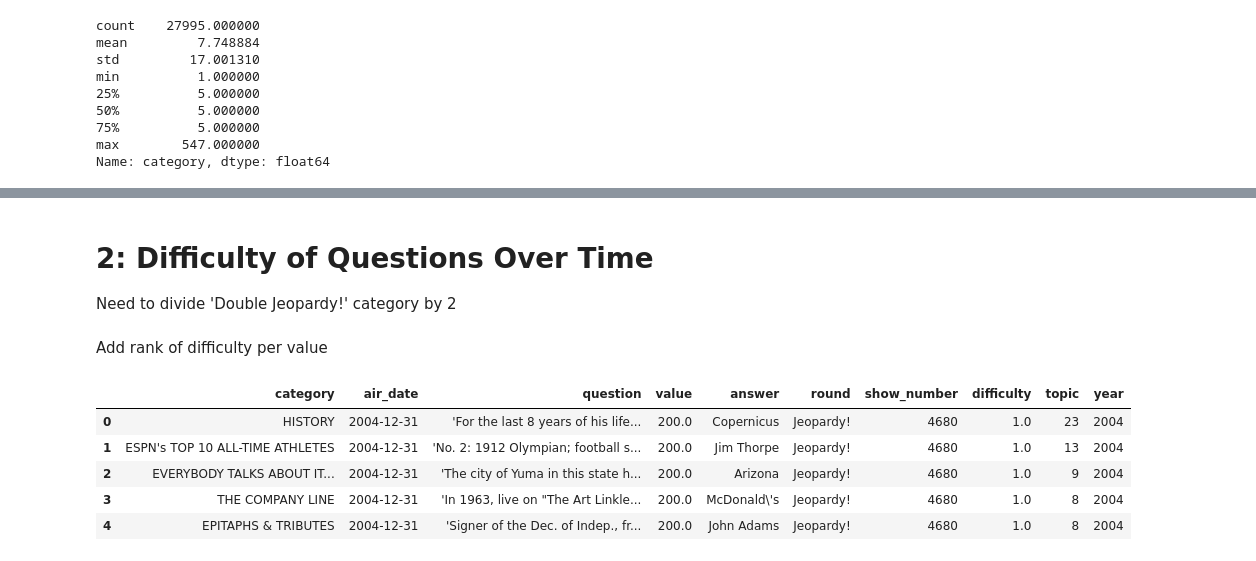
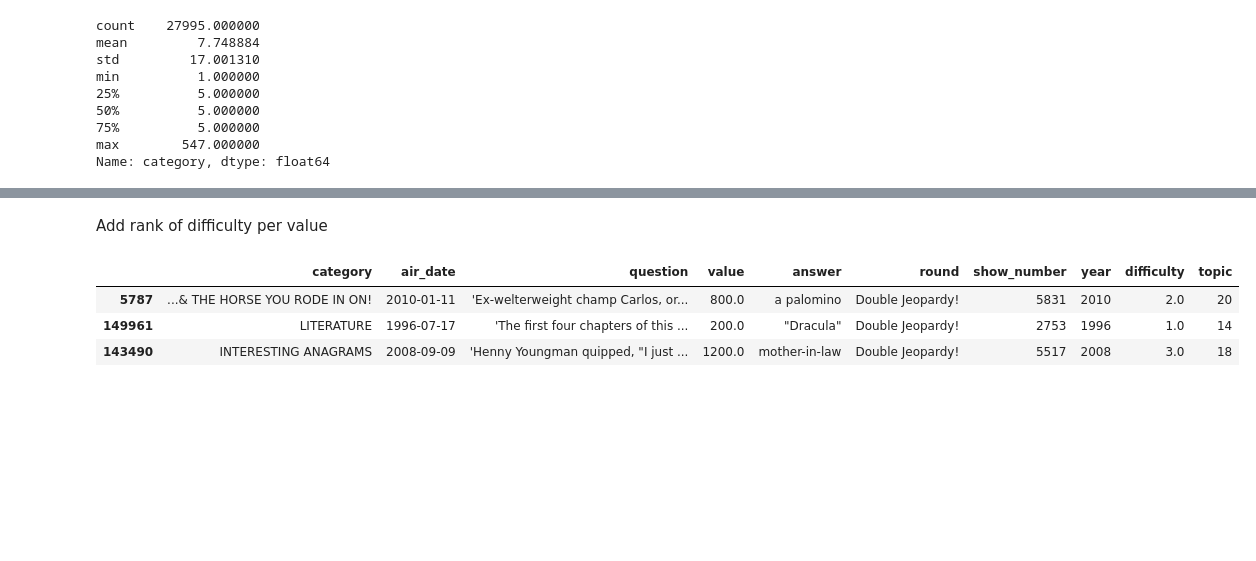
Before and after one commit to krisrjohnson/Jeopardy_topic_modeling, a Jupyter notebook: jeopardy_analysis_zach.ipynb, the cells around one changed output, grey strips where cells are left out. Saved outputs shown, nothing was run; the diff lists cells and outputs as text; code cells hidden in the pictures; blank space fills up the shorter version.

```diff
--- a/jeopardy_analysis_zach.ipynb
+++ b/jeopardy_analysis_zach.ipynb
@@ -137,3 +97,0 @@ df.loc[:, 'topic'] = topics
-# %% [markdown]
-# 2: Difficulty of Questions Over Time
-Need to divide 'Double Jeopardy!' category by 2
@@ -146,9 +102,7 @@ df.loc[:, 'difficulty'] = df.groupby(['show_number']).rank(method='dense')['valu
-# %%
-df.head()
-# %% [output]
-|  | category | air_date | question | value | answer | round | show_number | difficulty | topic | year |
-| 0 | HISTORY | 2004-12-31 | 'For the last 8 years of his life... | 200.0 | Copernicus | Jeopardy! | 4680 | 1.0 | 23 | 2004 |
-| 1 | ESPN's TOP 10 ALL-TIME ATHLETES | 2004-12-31 | 'No. 2: 1912 Olympian; football s... | 200.0 | Jim Thorpe | Jeopardy! | 4680 | 1.0 | 13 | 2004 |
-| 2 | EVERYBODY TALKS ABOUT IT... | 2004-12-31 | 'The city of Yuma in this state h... | 200.0 | Arizona | Jeopardy! | 4680 | 1.0 | 9 | 2004 |
-| 3 | THE COMPANY LINE | 2004-12-31 | 'In 1963, live on "The Art Linkle... | 200.0 | McDonald\'s | Jeopardy! | 4680 | 1.0 | 8 | 2004 |
-| 4 | EPITAPHS & TRIBUTES | 2004-12-31 | 'Signer of the Dec. of Indep., fr... | 200.0 | John Adams | Jeopardy! | 4680 | 1.0 | 8 | 2004 |
+# %%
+dbl_jeopardy.sample(3)
+# %% [output]
+|  | category | air_date | question | value | answer | round | show_number | year | difficulty | topic |
+| 5787 | ...& THE HORSE YOU RODE IN ON! | 2010-01-11 | 'Ex-welterweight champ Carlos, or... | 800.0 | a palomino | Double Jeopardy! | 5831 | 2010 | 2.0 | 20 |
+| 149961 | LITERATURE | 1996-07-17 | 'The first four chapters of this ... | 200.0 | "Dracula" | Double Jeopardy! | 2753 | 1996 | 1.0 | 14 |
+| 143490 | INTERESTING ANAGRAMS | 2008-09-09 | 'Henny Youngman quipped, "I just ... | 1200.0 | mother-in-law | Double Jeopardy! | 5517 | 2008 | 3.0 | 18 |
```
Also changed, not shown: parts of 33 cells of this notebook.
